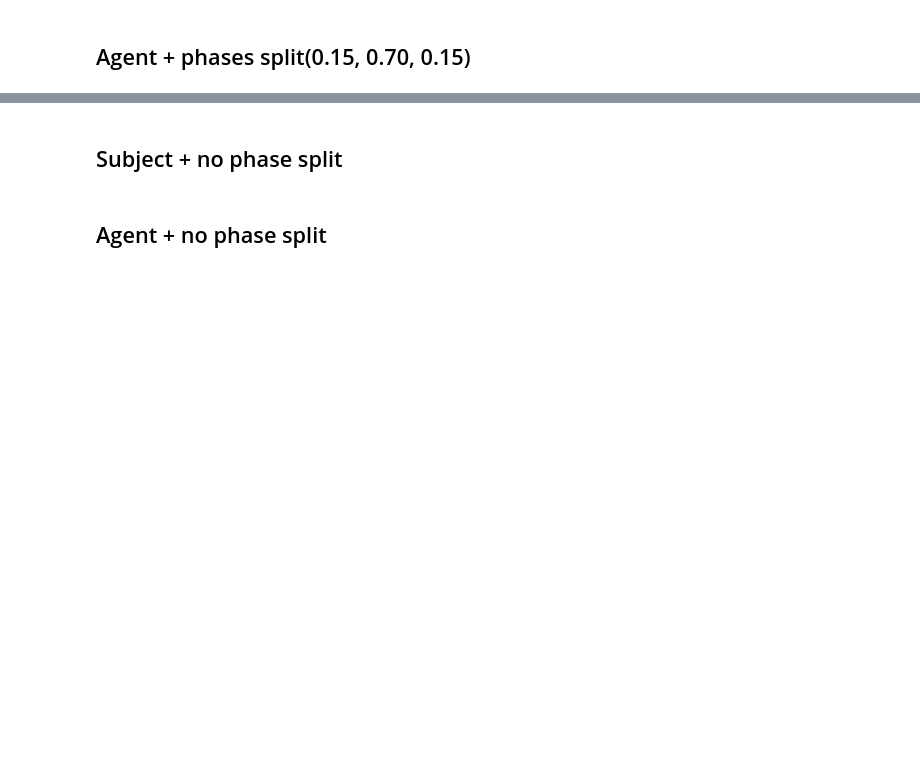
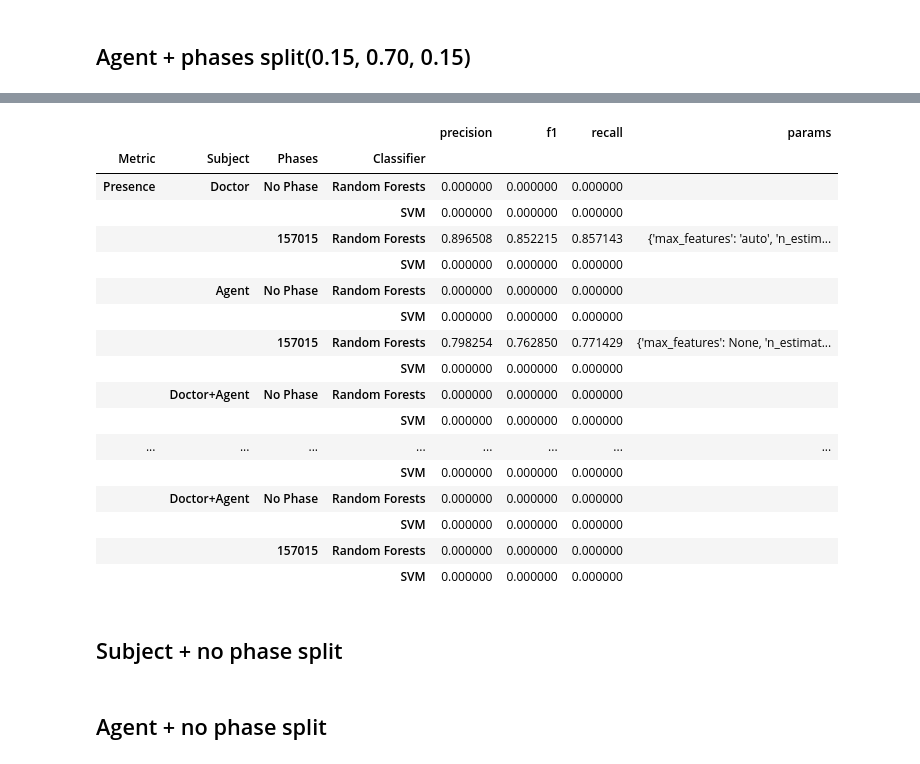
Before and after one commit to jbousque/predictionPresence, a Jupyter notebook: src/Learn.ipynb, the cells around one changed output, grey strips where cells are left out. Cells and saved outputs as stored; diff of their text form; code cells hidden in the pictures; blank space fills up the shorter version.

```diff
--- a/src/Learn.ipynb
+++ b/src/Learn.ipynb
@@ -211,0 +269,10 @@ ValueError: The truth value of a Series is ambiguous. Use a.empty, a.bool(), a.i
+# %%
+# combinations to be ran
+from sklearn.model_selection import ParameterGrid
+test_plan_params = {
+    'classifier': ['forest', 'svm'],
+    'subject': ['doctor', 'agent', 'doctor+agent'],
+    'target': ['presence', 'copresence'],
+    'phases': [(0.15,0.70,0.15)]
+}
+test_plan = list(ParameterGrid(test_plan_params))
@@ -211,0 +328,4 @@ ValueError: The truth value of a Series is ambiguous. Use a.empty, a.bool(), a.i
+# %%
+grid = gridsearch(forest, subject_p_df, 'presence', param_grid=param_grid, features=subject_features, upsample=True)
+save_gscv(grid, presence=True, doctor=True, agent=False, phases=(0.15,0.70,0.15), classifier='RF')
+rdf = update_results(grid.cv_results_, rdf, 'Presence', 'Doctor', '157015', 'Random Forests')
@@ -212,2 +338,9 @@ ValueError: The truth value of a Series is ambiguous. Use a.empty, a.bool(), a.i
+# %%
+grid = gridsearch(svm, subject_p_df, 'presence', param_grid=param_grid_svm, features=subject_features, upsample=True)
+save_gscv(grid, presence=True, doctor=True, agent=False, phases=(0.15,0.70,0.15), classifier='SVM')
+rdf = update_results(grid.cv_results_, rdf, 'Presence', 'Doctor', '157015', 'Random Forests')
 # %% [markdown]
 ## Agent + phases split(0.15, 0.70, 0.15)
+# %%
+grid = randomForest_gridsearch(agent_p_df, 'presence', param_grid=param_grid, features=agent_features, upsample=True)
+save_gscv(grid, presence=True, doctor=False, agent = True, phases=(0.15,0.70,0.15), classifier='RF')
@@ -214,3 +353,24 @@ ValueError: The truth value of a Series is ambiguous. Use a.empty, a.bool(), a.i
+# %%
+rdf = update_results(grid.cv_results_, rdf, 'Presence', 'Agent', '157015', 'Random Forests')
+# %% [output]
+|  |  |  |  | precision | f1 | recall | params |
+| Metric | Subject | Phases | Classifier |  |  |  |  |
+| Presence | Doctor | No Phase | Random Forests | 0.000000 | 0.000000 | 0.000000 |  |
+|  |  |  | SVM | 0.000000 | 0.000000 | 0.000000 |  |
+|  |  | 157015 | Random Forests | 0.896508 | 0.852215 | 0.857143 | {'max_features': 'auto', 'n_estim... |
+|  |  |  | SVM | 0.000000 | 0.000000 | 0.000000 |  |
+|  | Agent | No Phase | Random Forests | 0.000000 | 0.000000 | 0.000000 |  |
+|  |  |  | SVM | 0.000000 | 0.000000 | 0.000000 |  |
+|  |  | 157015 | Random Forests | 0.798254 | 0.762850 | 0.771429 | {'max_features': None, 'n_estimat... |
+|  |  |  | SVM | 0.000000 | 0.000000 | 0.000000 |  |
+|  | Doctor+Agent | No Phase | Random Forests | 0.000000 | 0.000000 | 0.000000 |  |
+|  |  |  | SVM | 0.000000 | 0.000000 | 0.000000 |  |
+| ... | ... | ... | ... | ... | ... | ... | ... |
+|  |  |  | SVM | 0.000000 | 0.000000 | 0.000000 |  |
+|  | Doctor+Agent | No Phase | Random Forests | 0.000000 | 0.000000 | 0.000000 |  |
+|  |  |  | SVM | 0.000000 | 0.000000 | 0.000000 |  |
+|  |  | 157015 | Random Forests | 0.000000 | 0.000000 | 0.000000 |  |
+|  |  |  | SVM | 0.000000 | 0.000000 | 0.000000 |  |
 # %% [markdown]
 ## Subject + no phase split
 # %% [markdown]
```
Also changed, not shown: parts of 32 cells of this notebook.
